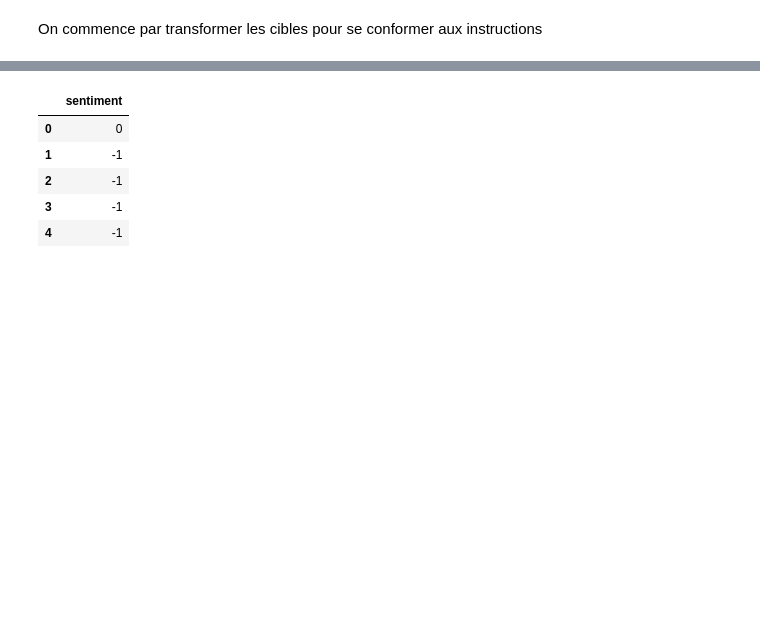
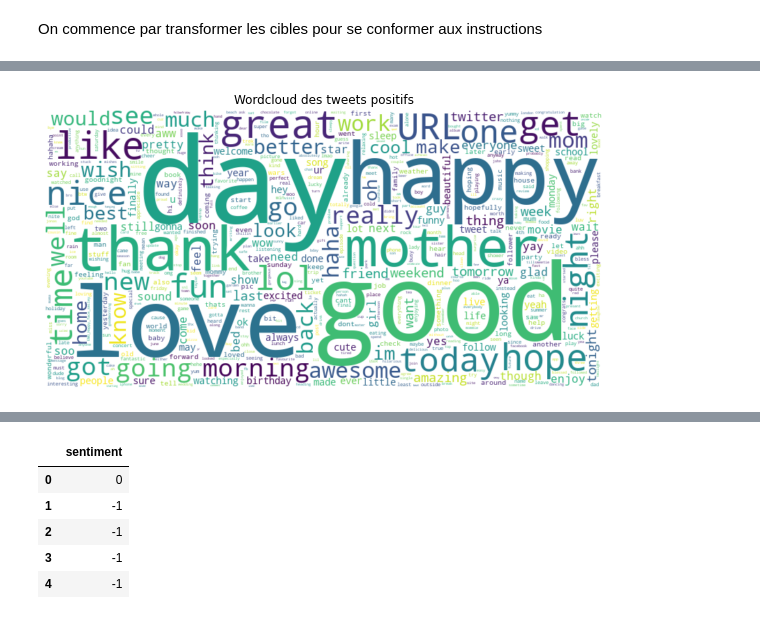
Before and after one commit to Fabien-DS/DSA_Sentiment, a Jupyter notebook: notebooks/EDA/Projet_FF.ipynb, the cells around one changed output, grey strips where cells are left out. Cells and saved outputs as stored; diff of their text form; code cells hidden in the pictures; blank space fills up the shorter version.

```diff
--- a/notebooks/EDA/Projet_FF.ipynb
+++ b/notebooks/EDA/Projet_FF.ipynb
@@ -202,0 +390,2 @@ On commence par transformer les cibles pour se conformer aux instructions
+# %%
+positive_text_2 = preprocess_text(df['text'][df['sentiment']=='positive'], apply_lemmatizer=False, apply_non_alphabetical_removal=True)
@@ -202,0 +396,21 @@ On commence par transformer les cibles pour se conformer aux instructions
+# %%
+def plotWc(text, stopwords=None, title=''):
+    wc = WordCloud(
+            stopwords=stopwords,
+            width=800,
+            height=400,
+            max_words=1000,
+            random_state=44,
+            background_color="white",
+            collocations=False
+    ).generate(text)
+
+    plt.figure(figsize = (10,10))
+    plt.imshow(wc, interpolation="bilinear")
+    plt.axis("off")
+    plt.title(title)
+    plt.show()
+# %%
+plotWc(" ".join(positive_text_2), stopwords=stopwords.words('english'), title = "Wordcloud des tweets positifs")
+# %% [output]
+[figure, added]
```
Also changed, not shown: parts of 84 cells of this notebook, 1 other file.
